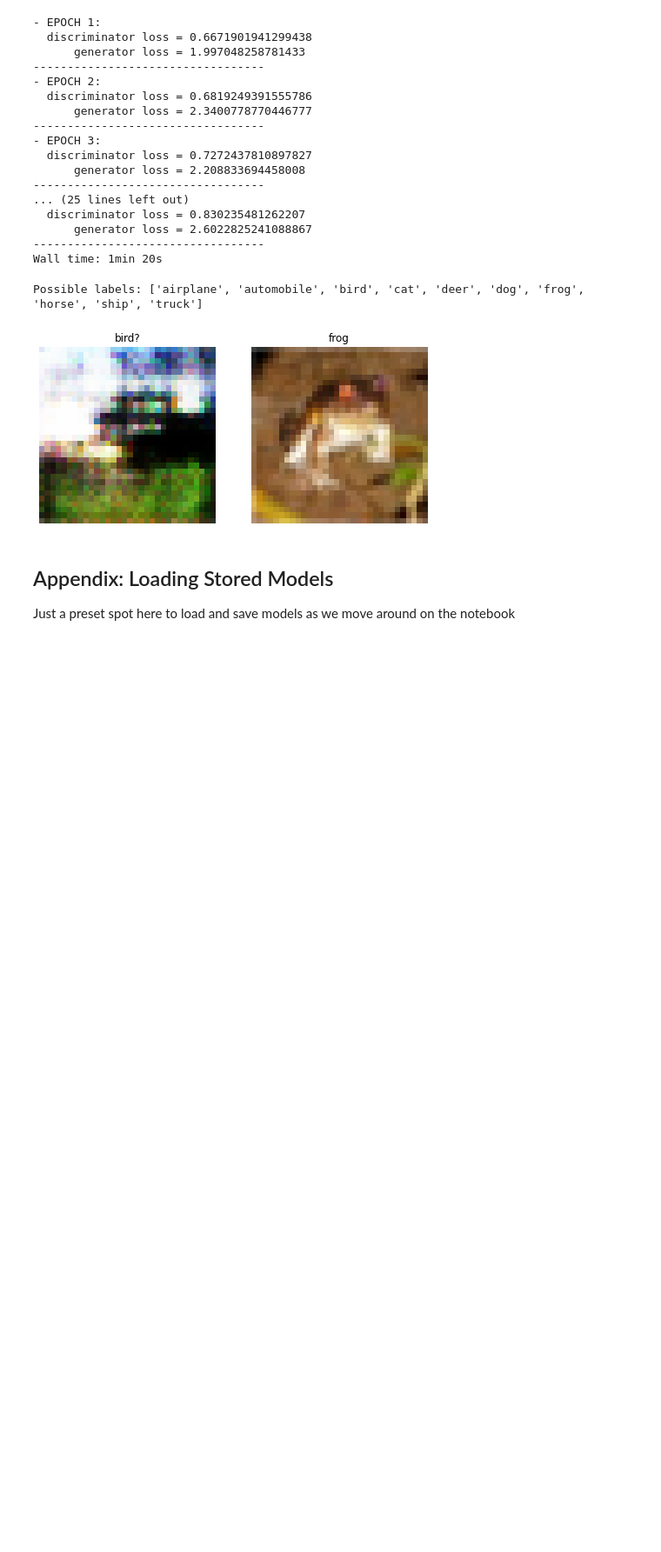
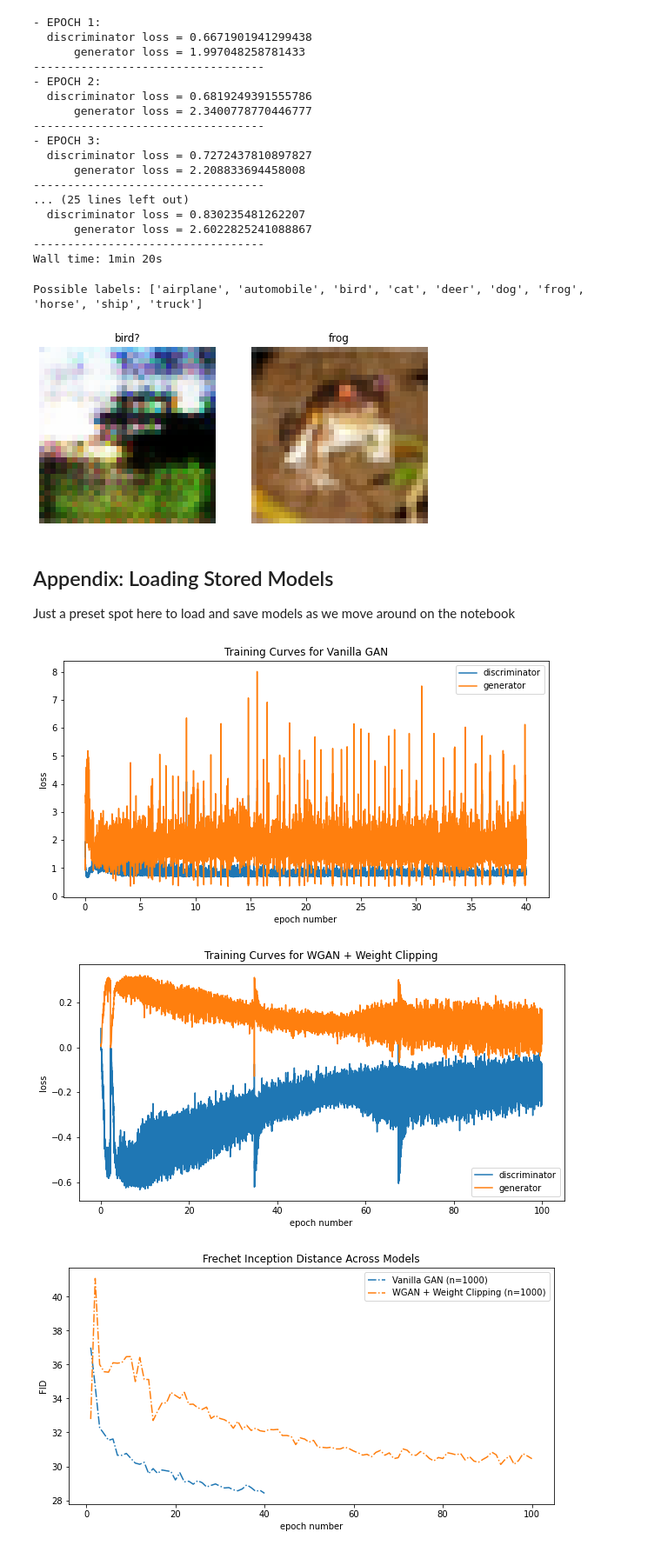
Before and after one commit to quinnfrank/GAN-regularization, a Jupyter notebook: DCGAN.ipynb, the cells around one changed output. Shown at 87% size. Cells and saved outputs as stored; diff of their text form; code cells hidden in the pictures; blank space fills up the shorter version.

```diff
--- a/DCGAN.ipynb
+++ b/DCGAN.ipynb
@@ -1105,3 +1105,10 @@ Just a preset spot here to load and save models as we move around on the noteboo
 #wgen = torch.load("models/wgan_gen")
 #wdis = torch.load("models/wgan_dis")
 #wgan_summ = unpickle("models/wgan_summ")
+# %%
+plot_train_summaries({"Vanilla GAN": vanilla_summ,
+                      "WGAN + Weight Clipping": wgan_summ})
+# %% [output]
+[figure, added]
+[figure, added]
+[figure, added]
```
Also changed, not shown: parts of 4 cells of this notebook, 8 other files.
